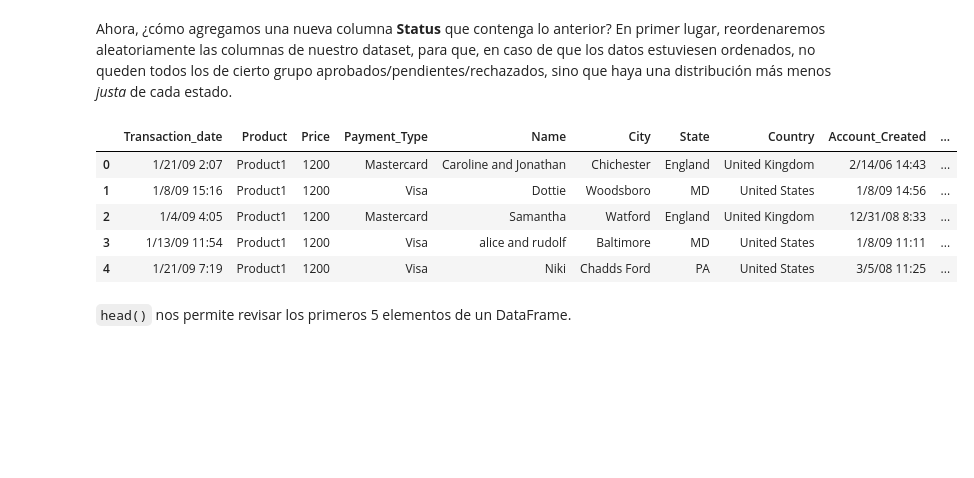
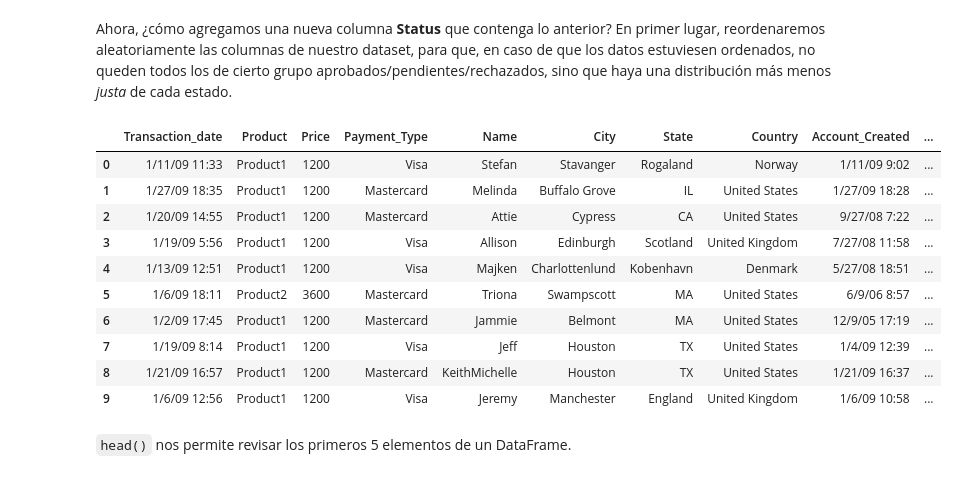
Before and after one commit to diflores/iic1005-ayudantia-2, a Jupyter notebook: Ayudantía 2.ipynb, the cells around one changed output. Cells and saved outputs as stored; diff of their text form; code cells hidden in the pictures; blank space fills up the shorter version.

````diff
--- a/Ayudantía 2.ipynb
+++ b/Ayudantía 2.ipynb
@@ -233,14 +249,19 @@ Ahora, ¿cómo agregamos una nueva columna **Status** que contenga lo anterior?
 # %%
 dataset = dataset.sample(frac=1).reset_index(drop=True)
 # %%
-dataset.head()
+dataset.head(10)
 # %% [output]
 |  | Transaction_date | Product | Price | Payment_Type | Name | City | State | Country | Account_Created | ... |
-| 0 | 1/21/09 2:07 | Product1 | 1200 | Mastercard | Caroline and Jonathan | Chichester | England | United Kingdom | 2/14/06 14:43 | ... |
-| 1 | 1/8/09 15:16 | Product1 | 1200 | Visa | Dottie | Woodsboro | MD | United States | 1/8/09 14:56 | ... |
-| 2 | 1/4/09 4:05 | Product1 | 1200 | Mastercard | Samantha | Watford | England | United Kingdom | 12/31/08 8:33 | ... |
-| 3 | 1/13/09 11:54 | Product1 | 1200 | Visa | alice and rudolf | Baltimore | MD | United States | 1/8/09 11:11 | ... |
-| 4 | 1/21/09 7:19 | Product1 | 1200 | Visa | Niki | Chadds Ford | PA | United States | 3/5/08 11:25 | ... |
+| 0 | 1/11/09 11:33 | Product1 | 1200 | Visa | Stefan | Stavanger | Rogaland | Norway | 1/11/09 9:02 | ... |
+| 1 | 1/27/09 18:35 | Product1 | 1200 | Mastercard | Melinda | Buffalo Grove | IL | United States | 1/27/09 18:28 | ... |
+| 2 | 1/20/09 14:55 | Product1 | 1200 | Mastercard | Attie | Cypress | CA | United States | 9/27/08 7:22 | ... |
+| 3 | 1/19/09 5:56 | Product1 | 1200 | Visa | Allison | Edinburgh | Scotland | United Kingdom | 7/27/08 11:58 | ... |
+| 4 | 1/13/09 12:51 | Product1 | 1200 | Visa | Majken | Charlottenlund | Kobenhavn | Denmark | 5/27/08 18:51 | ... |
+| 5 | 1/6/09 18:11 | Product2 | 3600 | Mastercard | Triona | Swampscott | MA | United States | 6/9/06 8:57 | ... |
+| 6 | 1/2/09 17:45 | Product1 | 1200 | Mastercard | Jammie | Belmont | MA | United States | 12/9/05 17:19 | ... |
+| 7 | 1/19/09 8:14 | Product1 | 1200 | Visa | Jeff | Houston | TX | United States | 1/4/09 12:39 | ... |
+| 8 | 1/21/09 16:57 | Product1 | 1200 | Mastercard | KeithMichelle | Houston | TX | United States | 1/21/09 16:37 | ... |
+| 9 | 1/6/09 12:56 | Product1 | 1200 | Visa | Jeremy | Manchester | England | United Kingdom | 1/6/09 10:58 | ... |
 # %% [markdown]
 ```head()``` nos permite revisar los primeros 5 elementos de un DataFrame.
 # %%
````
Also changed, not shown: parts of 13 cells of this notebook.
